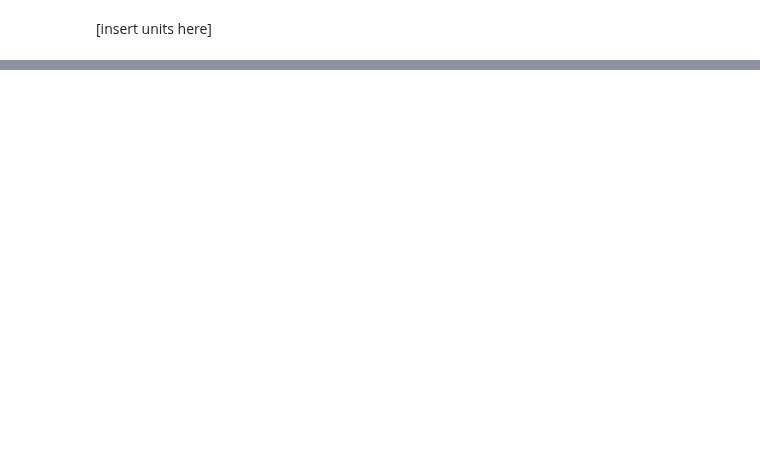
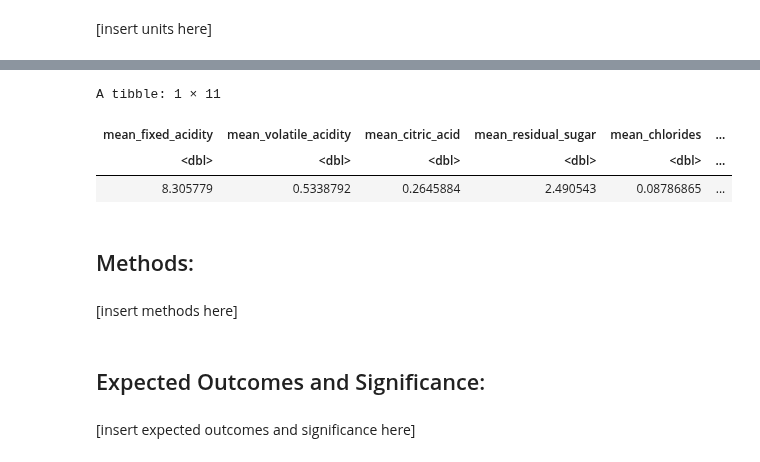
Before and after one commit to jon-chow/DSCI100-WineQualityAnalysis, a Jupyter notebook: Proposal.ipynb, the cells around one changed output, grey strips where cells are left out. Cells and saved outputs as stored; diff of their text form; code cells hidden in the pictures; blank space fills up the shorter version.

```diff
--- a/Proposal.ipynb
+++ b/Proposal.ipynb
@@ -127,0 +70,21 @@ A tibble: 315 × 9
+# %%
+# summarizing data
+train_data_summary <- test_data %>%
+                      select(-quality) %>%
+                      map_dfr(mean, na.rm = TRUE)
+colnames(train_data_summary) <- paste("mean", colnames(train_data_summary), sep = "_")
+
+train_data_summary
+# %% [output]
+A tibble: 1 × 11
+| mean_fixed_acidity | mean_volatile_acidity | mean_citric_acid | mean_residual_sugar | mean_chlorides | ... |
+| <dbl> | <dbl> | <dbl> | <dbl> | <dbl> | ... |
+| 8.305779 | 0.5338792 | 0.2645884 | 2.490543 | 0.08786865 | ... |
+# %% [markdown]
+## Methods:
+# %% [markdown]
+[insert methods here]
+# %% [markdown]
+## Expected Outcomes and Significance:
+# %% [markdown]
+[insert expected outcomes and significance here]
```
Also changed, not shown: parts of 13 cells of this notebook, 1 other file.
